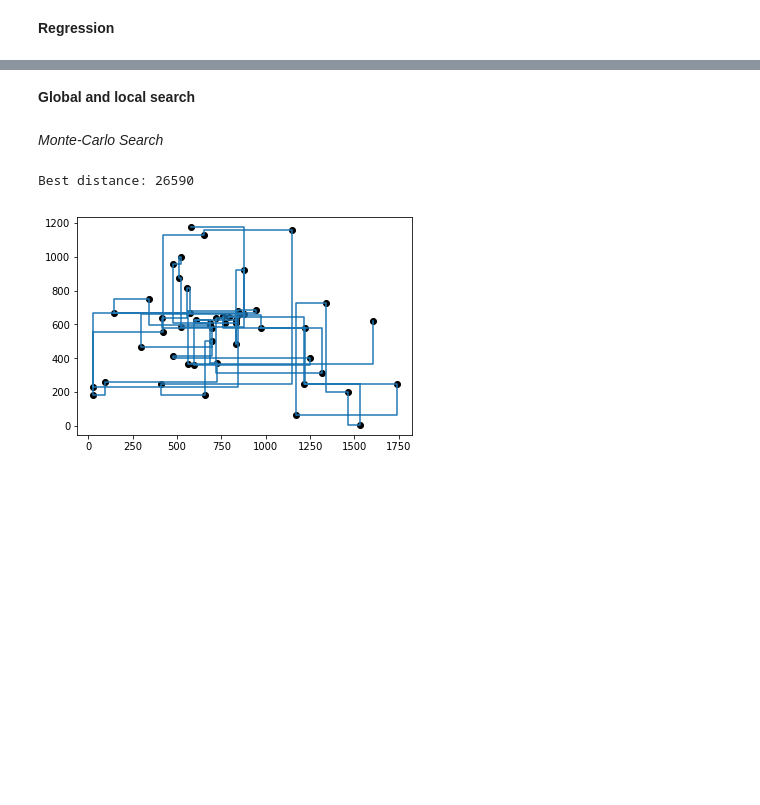
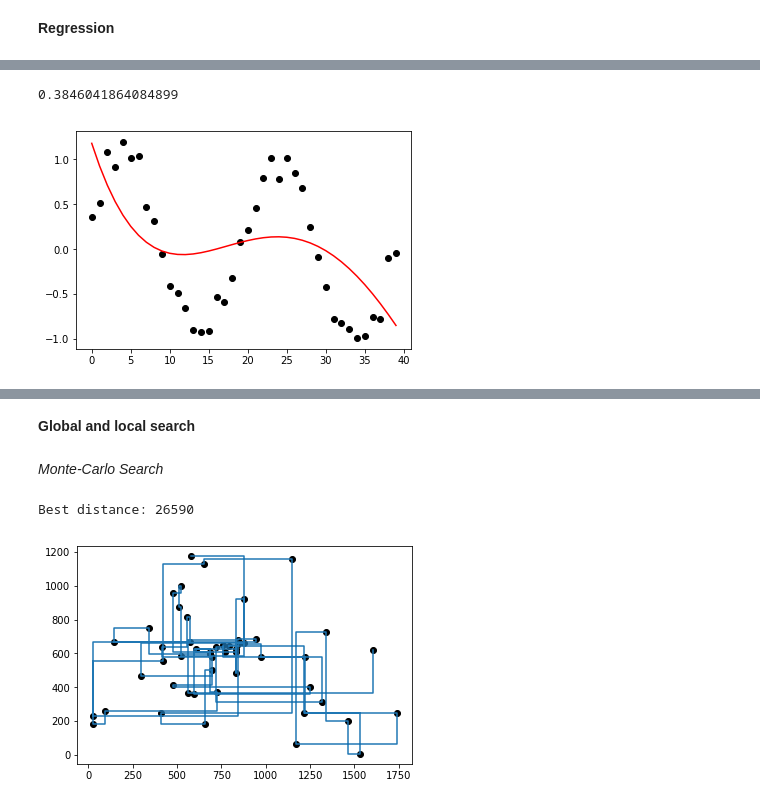
Before and after one commit to sharkovadarya/machine-learning, a Jupyter notebook: ML_HW_4.ipynb, the cells around one changed output, grey strips where cells are left out. Drawn from its saved outputs; the diff is of its cells as text; code cells hidden in the pictures; blank space fills up the shorter version.

```diff
--- a/ML_HW_4.ipynb
+++ b/ML_HW_4.ipynb
@@ -322,0 +84,6 @@ Number of used features: 24
+# %%
+x, y, regressor, transformed_x = process_dataset('noisysine.csv', 4)
+plot_prediction(x, y, regressor.predict(transformed_x))
+# %% [output]
+0.3846041864084899
+[figure, added]
```
Also changed, not shown: parts of 47 cells of this notebook.
